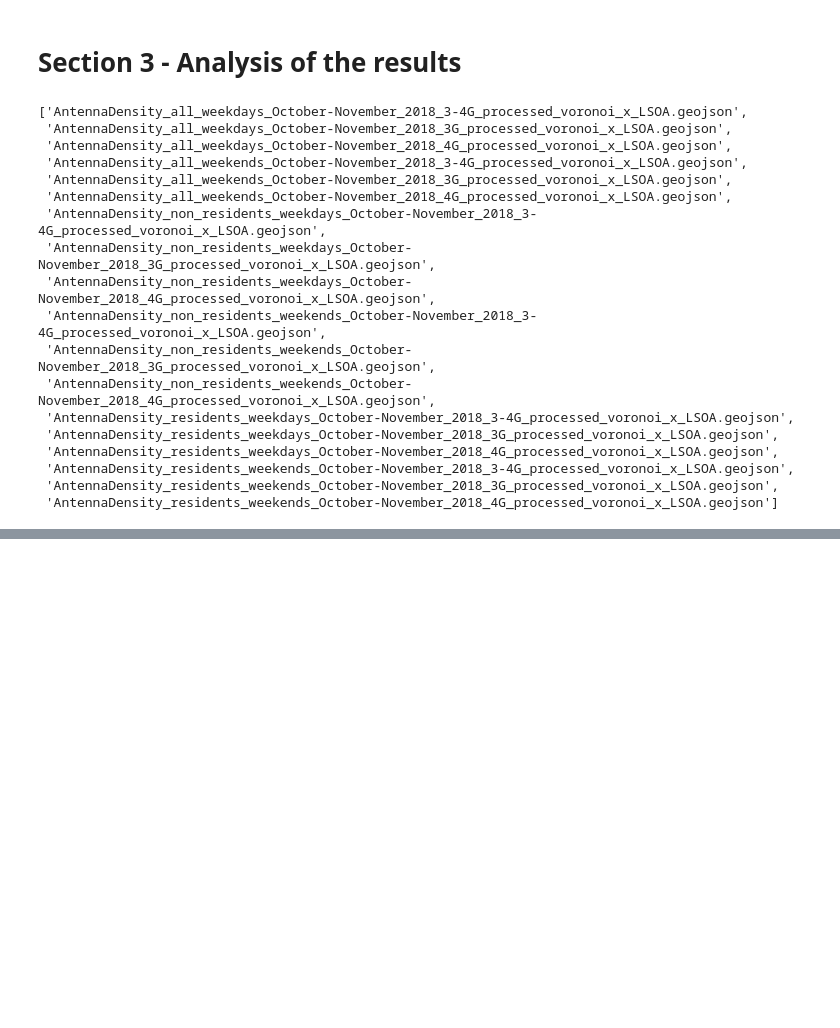
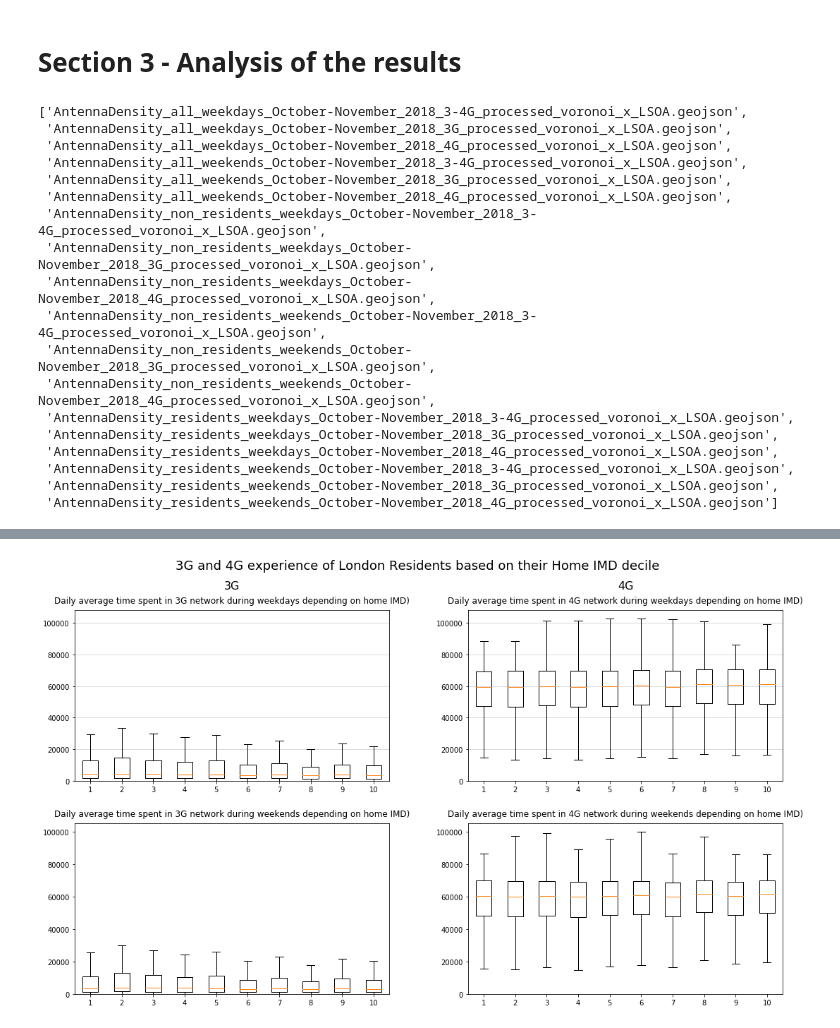
Before and after one commit to 5uperpalo/Telefonica, a Jupyter notebook: Notebooks/AntennaDensityAggregation.ipynb, the cells around one changed output, grey strips where cells are left out. Drawn from its saved outputs; the diff is of its cells as text; code cells hidden in the pictures; blank space fills up the shorter version.

```diff
--- a/Notebooks/AntennaDensityAggregation.ipynb
+++ b/Notebooks/AntennaDensityAggregation.ipynb
@@ -469,0 +731,84 @@ plt.savefig(root_dir + "figs/" + fig._suptitle.get_text() +".png" , dpi=None, fa
+# %%
+import pandas as pd
+import matplotlib.pyplot as plt
+
+root_dir = "C://#CVUT//work_current//#Telefonica_internship//python//results18042019//"
+
+residents_34G_exp_weekdays_loc = root_dir + "User_34G_expeprience_based_on_home_IMD_weekdays_October-November_2018//User_34G_expeprience_based_on_home_IMD_weekdays_October-November_2018.csv"
+residents_34G_exp_weekends_loc = root_dir + "User_34G_expeprience_based_on_home_IMD_weekends_October-November_2018//User_34G_expeprience_based_on_home_IMD_weekends_October-November_2018.csv"
+
+residents_34G_weekdays = pd.read_csv(residents_34G_exp_weekdays_loc)
+residents_34G_weekends = pd.read_csv(residents_34G_exp_weekends_loc)
+# %%
+import matplotlib.pyplot as plt
+
+
+fig, big_axes = plt.subplots(figsize=(18,10), nrows=1, ncols=2, sharey=True, facecolor='w', edgecolor='k')
+fig.suptitle('3G and 4G experience of London Residents based on their Home IMD decile', fontsize=18)
+imd_list = [1,2,3,4,5,6,7,8,9,10]
+
+titles = ['3G', '4G']
+for row, big_ax in enumerate(big_axes, start=0):
+    big_ax.set_title(titles[row], fontsize=16, pad=30)
+    # Turn off axis lines and ticks of the big subplot
+    # obs alpha is 0 in RGBA string!
+    big_ax.tick_params(labelcolor=(1.,1.,1., 0.0), top=False, bottom=False, left=False, right=False)
+    # removes the white frame
+    big_ax._frameon = False
+
+box_plot_dataset = list()
+ax1 = fig.add_subplot(2,2,1)
+for imd in imd_list:
+    box_plot_dataset.append((residents_34G_weekdays['sum(sum_time)'][(residents_34G_weekdays['home_LSOA_IMD_decile'] == imd) & (residents_34G_weekdays['gen'] == '3G')])/45)
+box_plot_dict = plt.boxplot(box_plot_dataset, showfliers=False)
+ax1.yaxis.grid(True, linestyle='-', which='both', color='lightgrey')
+ax1.set_xlim([0.5,len(imd_list)+0.5])
+plt.title("Daily average time spent in 3G network during weekdays depending on home IMD)",fontsize=12,pad=10)
+plt.axhline(color='black',linewidth=0.5)
+min11_y,max11_y = ax1.get_ylim()
+
+box_plot_dataset = list()
+ax2 = fig.add_subplot(2,2,2)
+for imd in imd_list:
+    box_plot_dataset.append((residents_34G_weekdays['sum(sum_time)'][(residents_34G_weekdays['home_LSOA_IMD_decile'] == imd) & (residents_34G_weekdays['gen'] == '4G')])/45)
+box_plot_dict = plt.boxplot(box_plot_dataset, showfliers=False)
+ax2.yaxis.grid(True, linestyle='-', which='both', color='lightgrey')
+ax2.set_xlim([0.5,len(imd_list)+0.5])
+plt.title("Daily average time spent in 4G network during weekdays depending on home IMD)",fontsize=12,pad=10)
+plt.axhline(color='black',linewidth=0.5)
+min12_y,max12_y = ax2.get_ylim()
+
+box_plot_dataset = list()
+ax3 = fig.add_subplot(2,2,3)
+for imd in imd_list:
+    box_plot_dataset.append((residents_34G_weekends['sum(sum_time)'][(residents_34G_weekends['home_LSOA_IMD_decile'] == imd) & (residents_34G_weekends['gen'] == '3G')])/16)
+box_plot_dict = plt.boxplot(box_plot_dataset, showfliers=False)
+ax1.yaxis.grid(True, linestyle='-', which='both', color='lightgrey')
+ax1.set_xlim([0.5,len(imd_list)+0.5])
+plt.title("Daily average time spent in 3G network during weekends depending on home IMD)",fontsize=12,pad=10)
+plt.axhline(color='black',linewidth=0.5)
+min21_y,max21_y = ax3.get_ylim()
+
+box_plot_dataset = list()
+ax4 = fig.add_subplot(2,2,4)
+for imd in imd_list:
+    box_plot_dataset.append((residents_34G_weekends['sum(sum_time)'][(residents_34G_weekends['home_LSOA_IMD_decile'] == imd) & (residents_34G_weekends['gen'] == '4G')])/16)
+box_plot_dict = plt.boxplot(box_plot_dataset, showfliers=False)
+ax2.yaxis.grid(True, linestyle='-', which='both', color='lightgrey')
+ax2.set_xlim([0.5,len(imd_list)+0.5])
+plt.title("Daily average time spent in 4G network during weekends depending on home IMD)",fontsize=12,pad=10)
+plt.axhline(color='black',linewidth=0.5)
+min22_y,max22_y = ax4.get_ylim()
+
+min_y1 = min([min11_y, min12_y, ])
+min_y2 = min([min21_y, min22_y, ])
+max_y1 = max([max11_y, max12_y, ])
+max_y2 = max([max21_y, max22_y, ])
+ax1.set_ylim([0, max_y1])
+ax2.set_ylim([0, max_y1])
+ax3.set_ylim([0, max_y2])
+ax4.set_ylim([0, max_y2])
+
+plt.subplots_adjust(hspace = 0.25, wspace = 0.25)
+# %% [output]
+[figure, added]
```
Also changed, not shown: parts of 9 cells of this notebook.
